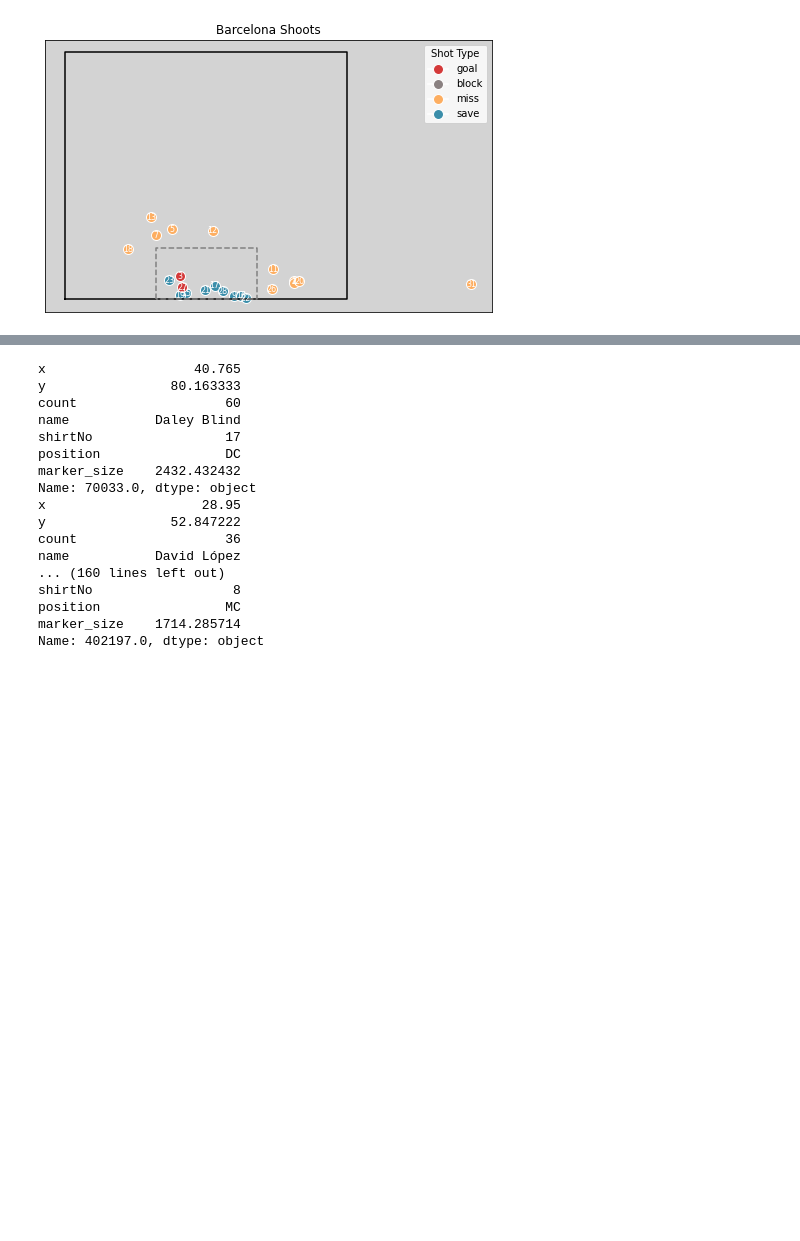
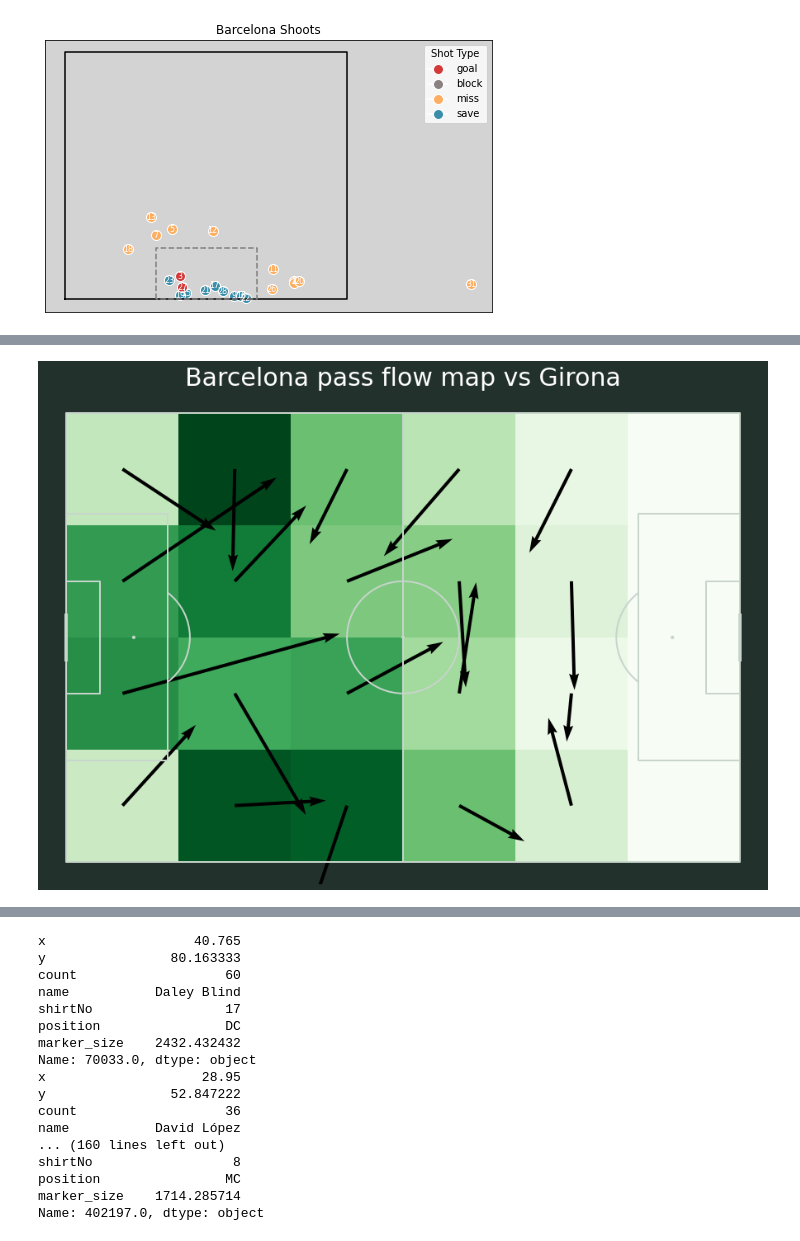
Before and after one commit to Football-Analytics-UCU/Girona, a Jupyter notebook: Barcelona-Girona.ipynb, the cells around one changed output, grey strips where cells are left out. Drawn from its saved outputs; the diff is of its cells as text; code cells hidden in the pictures; blank space fills up the shorter version.

```diff
--- a/Barcelona-Girona.ipynb
+++ b/Barcelona-Girona.ipynb
@@ -377,0 +409,20 @@ plot_goal_shots_and_area(shots)
+# %%
+events_dict, players_df, teams_dict = extract_data_from_dict(data_dict)
+home_team_id = 2783
+away_team_id = 65
+# %%
+def get_passes_df(events_dict, team_id):
+    df = pd.DataFrame(events_dict)
+    df['eventType'] = df.apply(lambda row: row['type']['displayName'], axis=1)
+    df['outcomeType'] = df.apply(lambda row: row['outcomeType']['displayName'], axis=1)
+
+
+    # filter only passes and team
+    passes_ids = df.index[(df['eventType'] == 'Pass') & (df['teamId'] == team_id)]
+    df_passes = df.loc[
+        passes_ids, ["id", "x", "y", "endX", "endY", "teamId", "playerId", "eventType", "outcomeType"]]
+
+    return df_passes
+# %%
+home_team_df_pass = get_passes_df(events_dict, home_team_id)
+# home_team_df_pass
@@ -377,0 +432,17 @@ plot_goal_shots_and_area(shots)
+# %%
+pitch = Pitch(pitch_type='statsbomb',  line_zorder=2, line_color='#c7d5cc', pitch_color='#22312b')
+bins = (6, 4)
+# %%
+# Barcelona
+fig, ax = pitch.draw(figsize=(16, 11), constrained_layout=True, tight_layout=False)
+fig.set_facecolor('#22312b')
+# plot the heatmap - darker colors = more passes originating from that square
+bs_heatmap = pitch.bin_statistic(home_team_df_pass.x, home_team_df_pass.y, statistic='count', bins=bins)
+hm = pitch.heatmap(bs_heatmap, ax=ax, cmap='Greens')
+# plot the pass flow map with a single color and the
+# arrow length equal to the average distance in the cell
+fm = pitch.flow(home_team_df_pass.x, home_team_df_pass.y, home_team_df_pass.endX, home_team_df_pass.endY, color='black',
+                arrow_type='average', bins=bins, ax=ax)
+ax_title = ax.set_title(f'Barcelona pass flow map vs Girona', fontsize=30, pad=-20, color = 'white')
+# %% [output]
+[figure, added]
```
Also changed, not shown: parts of 6 cells of this notebook, 10 other files.
